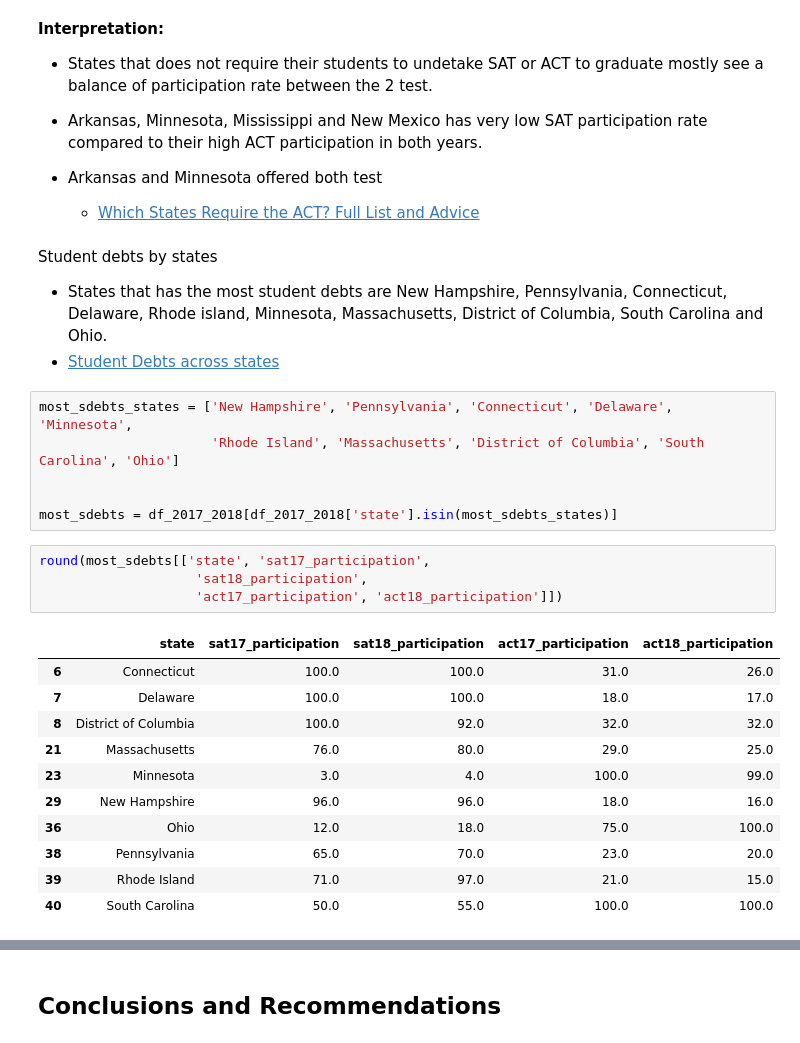
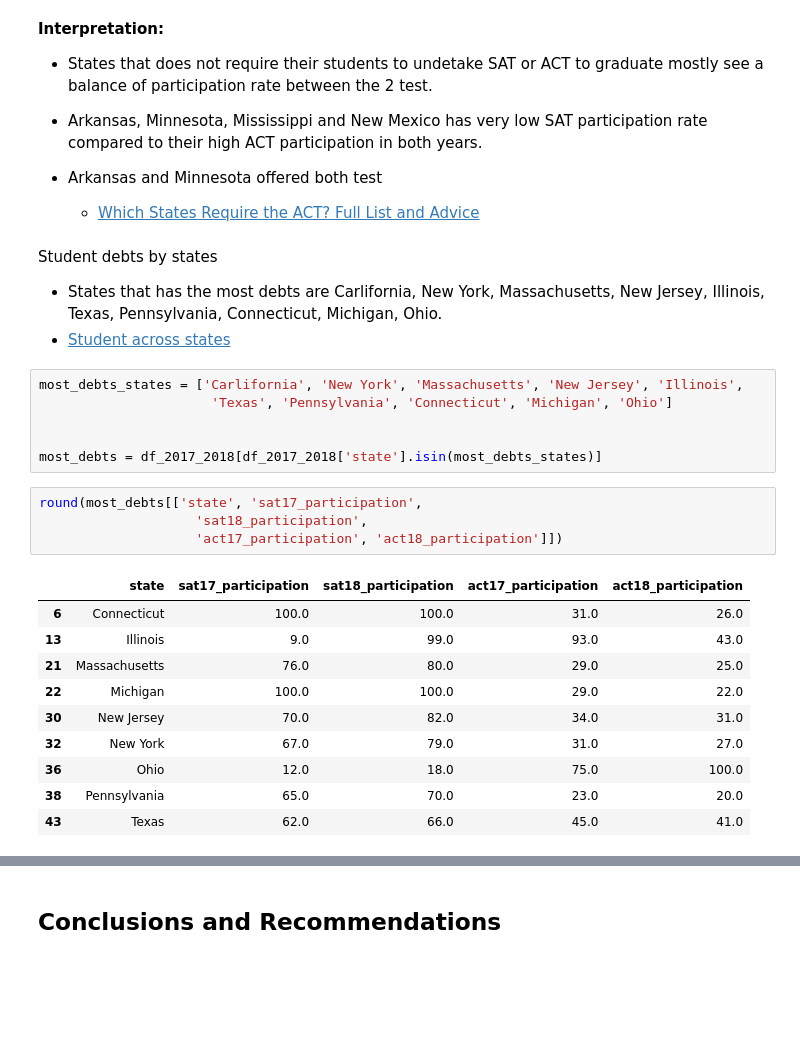
Before and after one commit to SimYiSY/DSI-Projects, a Jupyter notebook: project_1/code/SAT & ACT Analysis.ipynb, the cells around one changed output, grey strips where cells are left out. Cells and saved outputs as stored; diff of their text form; blank space fills up the shorter version.

```diff
--- a/project_1/code/SAT & ACT Analysis.ipynb
+++ b/project_1/code/SAT & ACT Analysis.ipynb
@@ -1935,30 +1935,29 @@ no_test_states.groupby('state')[['sat17_participation',
 # %% [markdown]
 Student debts by states
 
-* States that has the most student debts are New Hampshire, Pennsylvania, Connecticut, Delaware, Rhode island, Minnesota, Massachusetts, District of Columbia, South Carolina and Ohio.
-* [Student Debts across states](https://www.forbes.com/sites/zackfriedman/2017/02/21/student-loan-debt-statistics-2017/#1f04fb4d5dab)
+* States that has the most debts are Carlifornia, New York, Massachusetts, New Jersey, Illinois, Texas, Pennsylvania, Connecticut, Michigan, Ohio.
+* [Student across states](https://www.worldatlas.com/articles/us-states-with-the-most-debt.html)
-# %%
-most_sdebts_states = ['New Hampshire', 'Pennsylvania', 'Connecticut', 'Delaware', 'Minnesota',
-                      'Rhode Island', 'Massachusetts', 'District of Columbia', 'South Carolina', 'Ohio']
-
-
-most_sdebts = df_2017_2018[df_2017_2018['state'].isin(most_sdebts_states)]
+# %%
+most_debts_states = ['Carlifornia', 'New York', 'Massachusetts', 'New Jersey', 'Illinois',
+                      'Texas', 'Pennsylvania', 'Connecticut', 'Michigan', 'Ohio']
+
+
+most_debts = df_2017_2018[df_2017_2018['state'].isin(most_debts_states)]
 # %%
-round(most_sdebts[['state', 'sat17_participation',
+round(most_debts[['state', 'sat17_participation',
                     'sat18_participation',
                     'act17_participation', 'act18_participation']])
 # %% [output]
 |  | state | sat17_participation | sat18_participation | act17_participation | act18_participation |
 | 6 | Connecticut | 100.0 | 100.0 | 31.0 | 26.0 |
-| 7 | Delaware | 100.0 | 100.0 | 18.0 | 17.0 |
-| 8 | District of Columbia | 100.0 | 92.0 | 32.0 | 32.0 |
+| 13 | Illinois | 9.0 | 99.0 | 93.0 | 43.0 |
 | 21 | Massachusetts | 76.0 | 80.0 | 29.0 | 25.0 |
-| 23 | Minnesota | 3.0 | 4.0 | 100.0 | 99.0 |
-| 29 | New Hampshire | 96.0 | 96.0 | 18.0 | 16.0 |
+| 22 | Michigan | 100.0 | 100.0 | 29.0 | 22.0 |
+| 30 | New Jersey | 70.0 | 82.0 | 34.0 | 31.0 |
+| 32 | New York | 67.0 | 79.0 | 31.0 | 27.0 |
 | 36 | Ohio | 12.0 | 18.0 | 75.0 | 100.0 |
 | 38 | Pennsylvania | 65.0 | 70.0 | 23.0 | 20.0 |
-| 39 | Rhode Island | 71.0 | 97.0 | 21.0 | 15.0 |
-| 40 | South Carolina | 50.0 | 55.0 | 100.0 | 100.0 |
+| 43 | Texas | 62.0 | 66.0 | 45.0 | 41.0 |
 # %%
 #checking participation of states with high student debts
 # for SAT test participation
```
Also changed, not shown: parts of 3 cells of this notebook, 1 other file.
